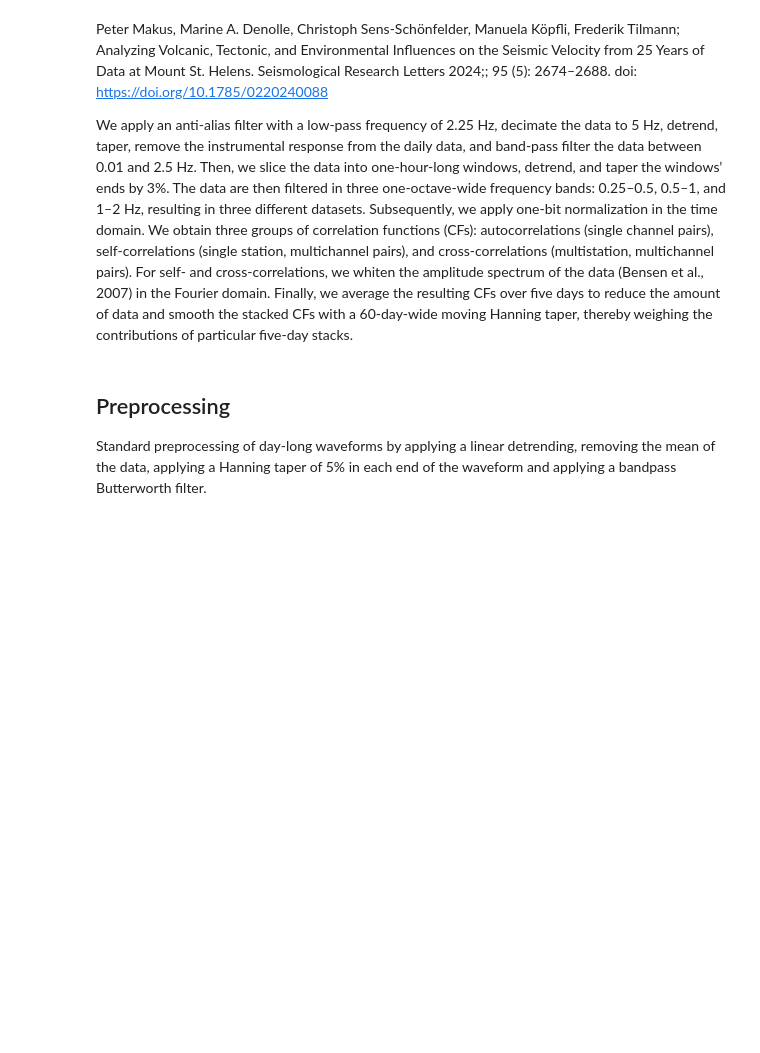
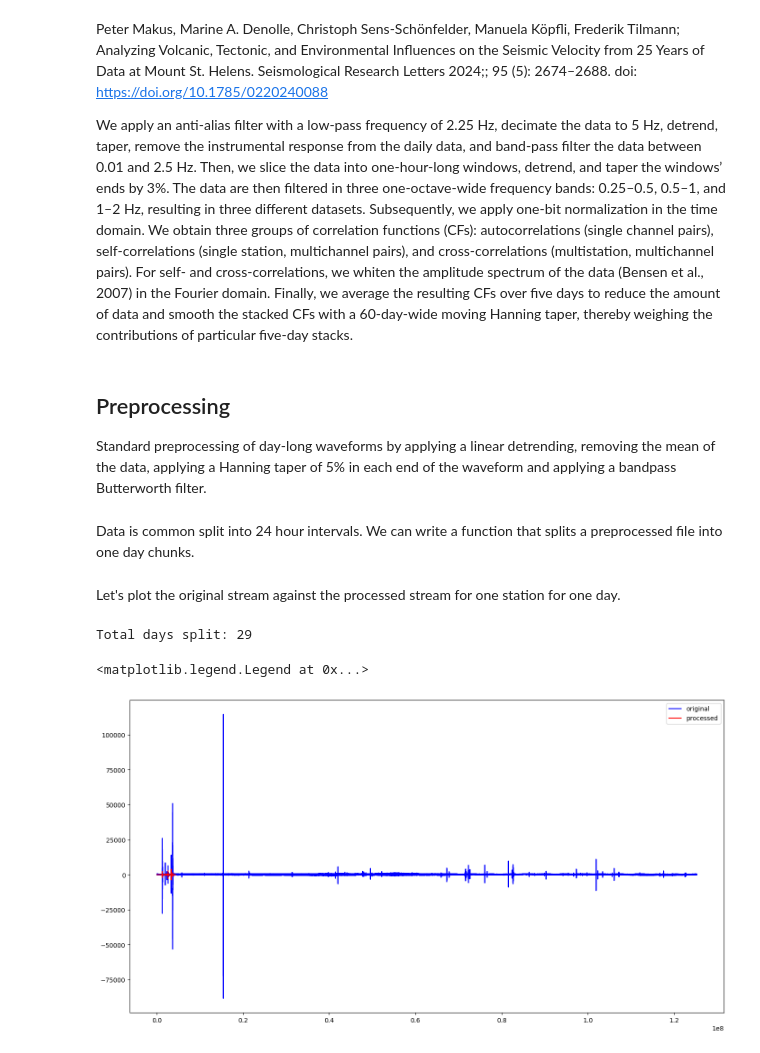
Before and after one commit to spara-earthscope/ssa_prototype, a Jupyter notebook: wavefom_cross_correlation.ipynb, the cells around one changed output. Saved outputs shown, nothing was run; the diff lists cells and outputs as text; code cells hidden in the pictures; blank space fills up the shorter version.

Commit message:
added preprocessing notebook

```diff
--- a/wavefom_cross_correlation.ipynb
+++ b/wavefom_cross_correlation.ipynb
@@ -52,22 +52,9 @@ Standard preprocessing of day-long waveforms by applying a linear detrending, re
 from obspy import read
 import os
 
-
-def preprocess(path):
-
-    #check of file exists
-        if not os.path.exists(filepath):
-        raise FileNotFoundError(f"File not found: {filepath}")
-
-    try:
-        # Read the miniseed file
-        st = read(filepath)
-
-    except Exception as e:
-        raise Exception(f"Error reading miniseed file: {str(e)}")
-
+def preprocess(stream):
     # detrend waveform
-    st_process = st.copy()
+    st_process = stream.copy()
 
     st_process.detrend("linear")
     st_process.detrend("demean")
@@ -75,3 +62,5 @@ def preprocess(path):
     st_process.filter("bandpass", freqmin=5, freqmax=10, corners=4, zerophase=True)
 
     return st_process
+# %% [markdown]
+Data is common split into 24 hour intervals. We can write a function that splits a preprocessed file into one day chunks.
@@ -77,0 +110,33 @@ def preprocess(path):
+# %% [markdown]
+Let's plot the original stream against the processed stream for one station for one day.
+# %%
+import matplotlib.pyplot as plt
+
+# get a list of miniseed files in the seismic_data directory
+data_dir = "seismic_data"
+files = [os.path.join('./seismic_data', f) for f in os.listdir('./seismic_data')
+         if os.path.isfile(os.path.join('./seismic_data', f))]
+
+# read the first file and preprocess it
+st = read(files[0])
+st_copy = st.copy()
+st_one_day = split_stream_by_day(st_copy)
+st_processed = preprocess(st_one_day[0])
+
+# plot the original data against the processed data for comparison
+plt.figure(figsize=(17,9))
+
+# plot original stream
+for tr in st:
+    data_original = tr.data
+plt.plot(data_original,color='blue',label='original')
+
+# plot processed stream
+for tr in st_processed:
+    tr_processed = tr.data
+plt.plot(tr_processed,color='red',label="processed")
+plt.legend()
+# %% [output]
+Total days split: 29
+<matplotlib.legend.Legend at 0x...>
+[figure, added]
```
Also changed, not shown: parts of 2 cells of this notebook, 1 other file.
